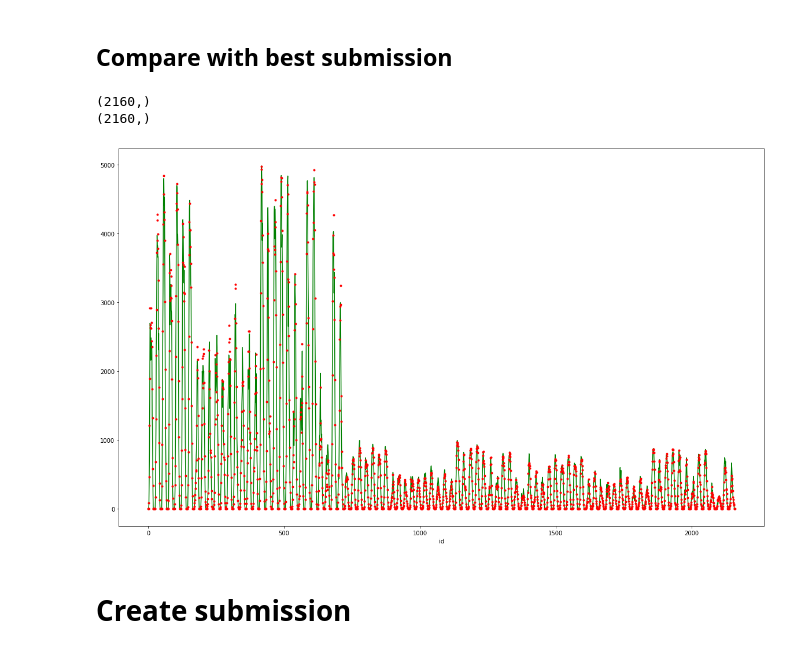
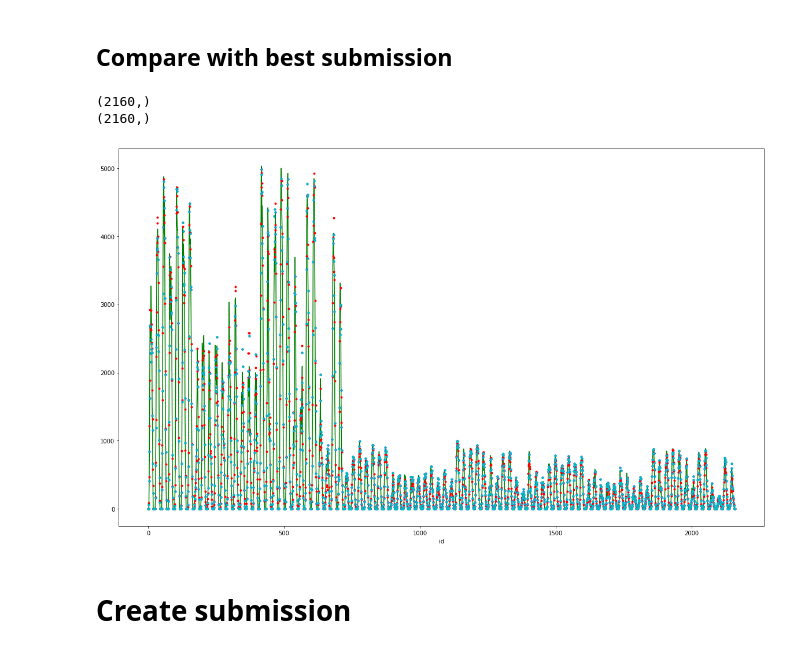
Before and after one commit to Hansstem/TDT4173-ML, a Jupyter notebook: model_notebooks/xgboost.ipynb, the cells around one changed output. Saved outputs shown, nothing was run; the diff lists cells and outputs as text; code cells hidden in the pictures.

```diff
--- a/model_notebooks/xgboost.ipynb
+++ b/model_notebooks/xgboost.ipynb
@@ -268,11 +308,20 @@ df[(df['A'] != 0) | (df['B'] != 0) | (df['C'] != 0)]
+# %%
+
+def flip_cloud_base(x):
+    flip_val = 11467.8
+    null_dist = 1000
+    return abs(x-(flip_val+null_dist))
+for i in range(len(X_train)):
+    X_frames_test[i]['cloud_base_agl:m'] = X_frames_test[i]['cloud_base_agl:m'].apply(flip_ceiling_height)
+    X_train[i]['cloud_base_agl:m']= X_train[i]['cloud_base_agl:m'].apply(flip_ceiling_height)
 # %%
 # Removes nan or fills it
-values = {"ceiling_height_agl:m": 20000, "cloud_base_agl:m": 20000}
+values = {"ceiling_height_agl:m": 0, "cloud_base_agl:m": 0}
 
 for i in range(len(X_train)):
     X_train[i].fillna(value=values, inplace=True)
     X_frames_test[i].fillna(value=values, inplace=True)
-    X_frames_test[i].fillna(0, inplace=True) # fills remaining NaN vals with 0, (specifically for one-hot encoded columns with NaN)
+    X_frames_test[i].fillna(0, inplace=True) # fills remaining NaN vals with 0, (specifically for one-hot encoded columns with NaN values)
 # %%
 
 # Combine datasets B and C
@@ -296,15 +345,29 @@ def combine_bc(frames: [pd.DataFrame]):
 #X_frames_test_bc = combine_bc([X_frames_test[1], X_frames_test[2]])
 #X_frames_test_bc = OHE.one_hot_encode(X_frames_test_bc, ["location"])
 #Y_train_bc = pd.concat([Y_train[1], Y_train[2]], ignore_index=True)
+# %%
+drop_cols_a = [
+    "fresh_snow_12h:cm",
+    "fresh_snow_1h:cm",
+    "fresh_snow_24h:cm",
+    "fresh_snow_3h:cm",
+    "fresh_snow_6h:cm",
+    "snow_depth:cm",
+    "snow_melt_10min:mm",
+    "snow_water:kgm2"
+]
+
+X_train[0].drop(columns=drop_cols_a, inplace=True)
+X_frames_test[0].drop(columns=drop_cols_a, inplace=True)
 # %% [markdown]
 # Training the model
 # %%
 
 # Split the data into training and validation sets
 
-x_train_a, x_val_a, y_train_a, y_val_a = train_test_split(X_train[0], Y_train[0], test_size=0.17, random_state=42)
-x_train_b, x_val_b, y_train_b, y_val_b = train_test_split(X_train[1], Y_train[1], test_size=0.17, random_state=42)
-x_train_c, x_val_c, y_train_c, y_val_c = train_test_split(X_train[2], Y_train[2], test_size=0.17, random_state=42)
+x_train_a, x_val_a, y_train_a, y_val_a = train_test_split(X_train[0], Y_train[0], test_size=0.3, random_state=42)
+x_train_b, x_val_b, y_train_b, y_val_b = train_test_split(X_train[1], Y_train[1], test_size=0.3, random_state=42)
+x_train_c, x_val_c, y_train_c, y_val_c = train_test_split(X_train[2], Y_train[2], test_size=0.3, random_state=42)
 
 # Use params from hyperparameter tuning using optuna
 #params_a = {'random_state': 42, 'max_depth': 8, 'learning_rate': 0.06749043102808519, 'n_estimators': 885, 'min_child_weight': 3, 'gamma': 0.09742083144148345, 'subsample': 0.8847103741988528, 'colsample_bytree': 0.8503503049152975, 'reg_alpha': 0.012108852929559821, 'reg_lambda': 0.28779285121150633}
@@ -435,19 +499,23 @@ for i in range(len(y_pred)):
 ## Compare with best submission
 # %%
 best_submission = pd.read_csv('./submissions/submission_cat_148LESSSSGO.csv')
+best2_submission = pd.read_csv('./submissions/submission_xg154.4.csv')
+best3_submission = pd.read_csv('./submissions/submission_xg154.4.csv')
 
 print(y_pred.shape)
 print(best_submission['prediction'].shape)
 plt.figure(figsize=(20,12))
 
 plt.plot(y_pred, 'g')
 plt.plot(best_submission['prediction'], 'r.')
+plt.plot(best2_submission['prediction'], 'b.')
+plt.plot(best3_submission['prediction'], 'c.')
 plt.xlabel("id")
 plt.show()
 # %% [output]
 (2160,)
 (2160,)
-[figure, old version]
+[figure, new version]
 # %% [markdown]
 # Create submission
 # %%
```
Also changed, not shown: parts of 5 cells of this notebook.
